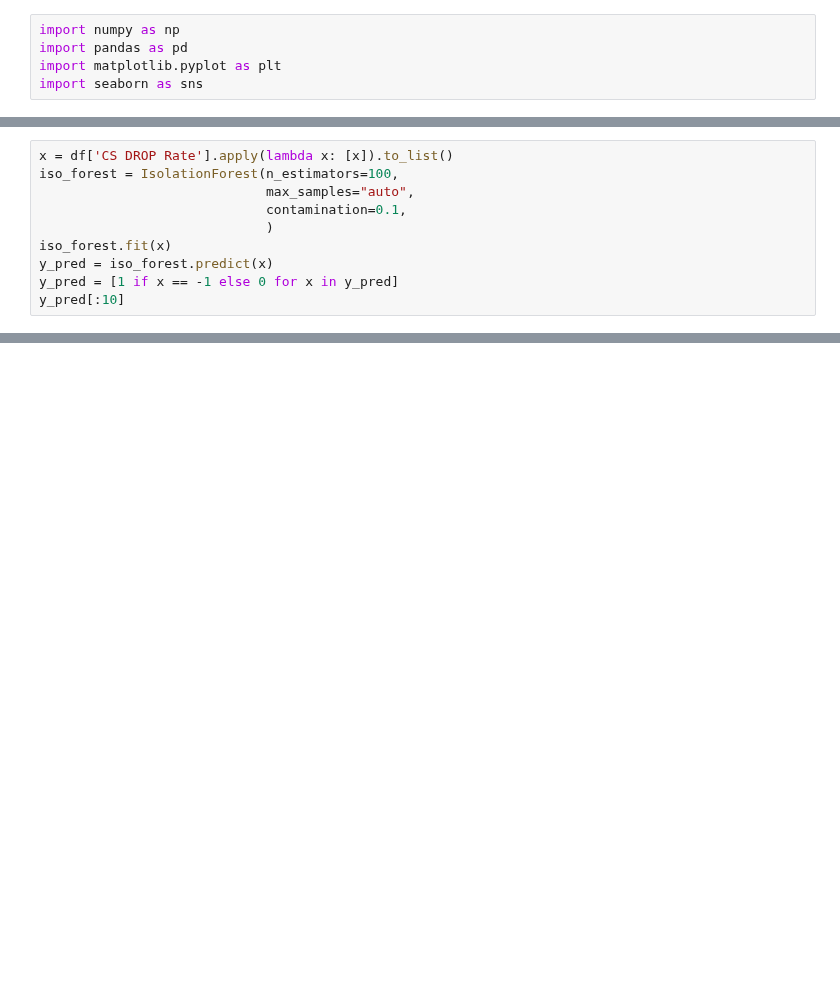
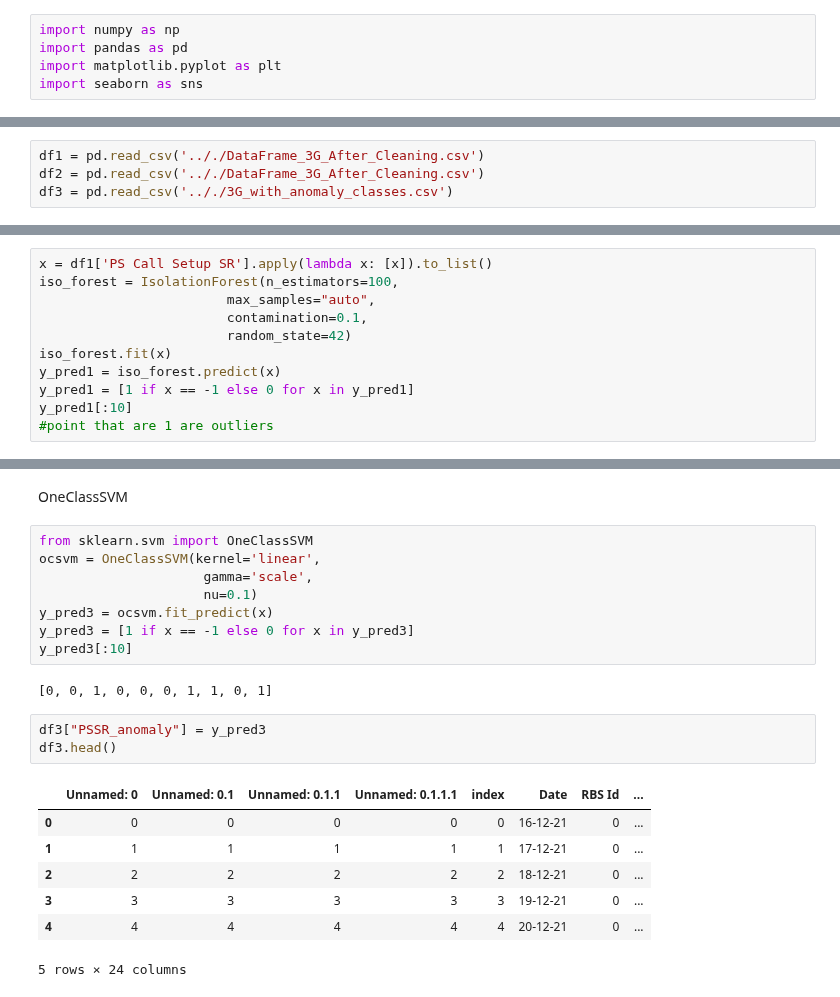
Before and after one commit to Yasser-ui/Anomaly-Detection, a Jupyter notebook: Unsupervised modeling/PS Call Setup SR.ipynb, the cells around one changed output, grey strips where cells are left out. Cells and saved outputs as stored; diff of their text form; blank space fills up the shorter version.

```diff
--- a/CS DROP Rate.ipynb
+++ b/Unsupervised modeling/PS Call Setup SR.ipynb
@@ -12,10 +7,0 @@ import plotly.graph_objects as go
-# %%
-x = df['CS DROP Rate'].apply(lambda x: [x]).to_list()
-iso_forest = IsolationForest(n_estimators=100,
-                             max_samples="auto",
-                             contamination=0.1,
-                             )
-iso_forest.fit(x)
-y_pred = iso_forest.predict(x)
-y_pred = [1 if x == -1 else 0 for x in y_pred]
-y_pred[:10]
@@ -186,0 +8,4 @@ Stored 'df' (DataFrame)
+# %%
+df1 = pd.read_csv('.././DataFrame_3G_After_Cleaning.csv')
+df2 = pd.read_csv('.././DataFrame_3G_After_Cleaning.csv')
+df3 = pd.read_csv('.././3G_with_anomaly_classes.csv')
@@ -186,0 +19,11 @@ Stored 'df' (DataFrame)
+# %%
+x = df1['PS Call Setup SR'].apply(lambda x: [x]).to_list()
+iso_forest = IsolationForest(n_estimators=100,
+                        max_samples="auto",
+                        contamination=0.1,
+                        random_state=42)
+iso_forest.fit(x)
+y_pred1 = iso_forest.predict(x)
+y_pred1 = [1 if x == -1 else 0 for x in y_pred1]
+y_pred1[:10]
+#point that are 1 are outliers
@@ -186,0 +130,23 @@ Stored 'df' (DataFrame)
+# %% [markdown]
+OneClassSVM
+# %%
+from sklearn.svm import OneClassSVM
+ocsvm = OneClassSVM(kernel='linear',
+                     gamma='scale',
+                     nu=0.1)
+y_pred3 = ocsvm.fit_predict(x)
+y_pred3 = [1 if x == -1 else 0 for x in y_pred3]
+y_pred3[:10]
+# %% [output]
+[0, 0, 1, 0, 0, 0, 1, 1, 0, 1]
+# %%
+df3["PSSR_anomaly"] = y_pred3
+df3.head()
+# %% [output]
+|  | Unnamed: 0 | Unnamed: 0.1 | Unnamed: 0.1.1 | Unnamed: 0.1.1.1 | index | Date | RBS Id | ... |
+| 0 | 0 | 0 | 0 | 0 | 0 | 16-12-21 | 0 | ... |
+| 1 | 1 | 1 | 1 | 1 | 1 | 17-12-21 | 0 | ... |
+| 2 | 2 | 2 | 2 | 2 | 2 | 18-12-21 | 0 | ... |
+| 3 | 3 | 3 | 3 | 3 | 3 | 19-12-21 | 0 | ... |
+| 4 | 4 | 4 | 4 | 4 | 4 | 20-12-21 | 0 | ... |
+5 rows × 24 columns
```
Also changed, not shown: parts of 38 cells of this notebook, 14 other files.
